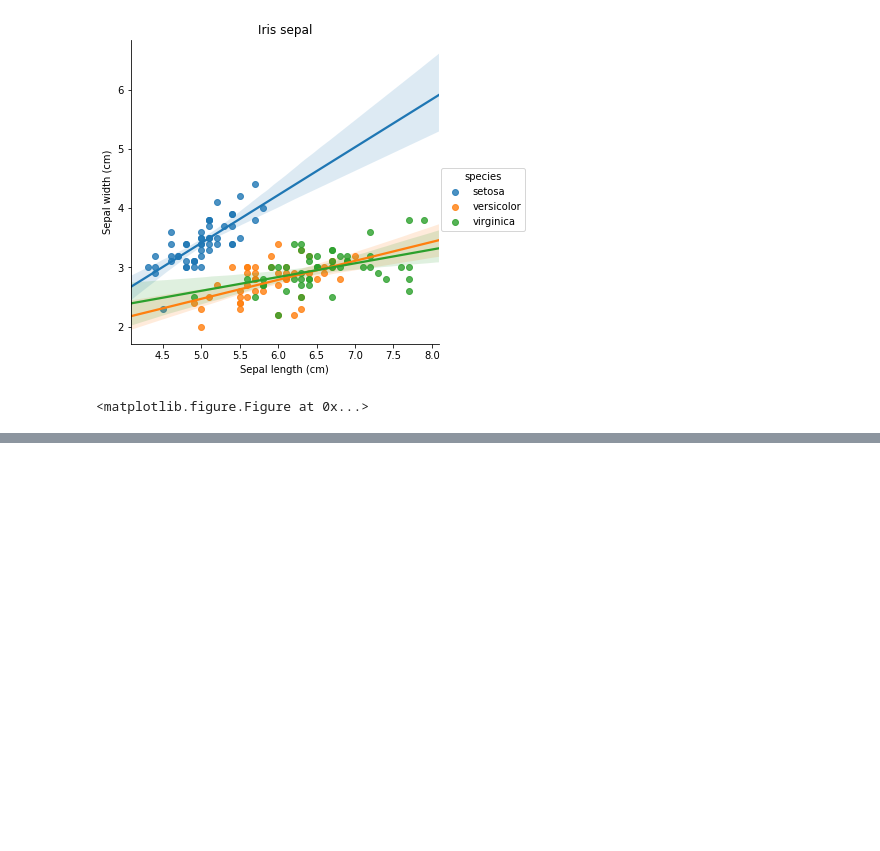
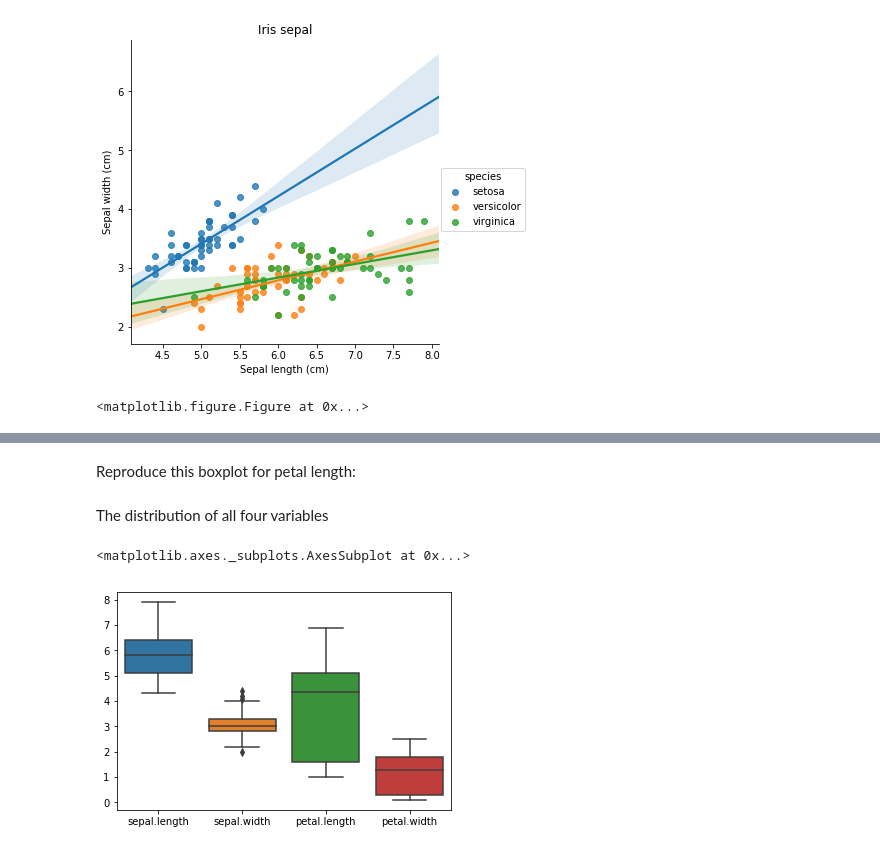
Before and after one commit to elzaguillot/dafe, a Jupyter notebook: Thursday/Visualisation.ipynb, the cells around one changed output, grey strips where cells are left out. Drawn from its saved outputs; the diff is of its cells as text; code cells hidden in the pictures; blank space fills up the shorter version.

```diff
--- a/Thursday/Visualisation.ipynb
+++ b/Thursday/Visualisation.ipynb
@@ -98,0 +133,9 @@ plt.savefig("sepal.png")
+# %% [markdown]
+Reproduce this boxplot for petal length:
+# %% [markdown]
+The distribution of all four variables
+# %%
+sns.boxplot(data=iris.iloc[:,0:4])
+# %% [output]
+<matplotlib.axes._subplots.AxesSubplot at 0x...>
+[figure, added]
```
Also changed, not shown: parts of 58 cells of this notebook, 2 other files.
